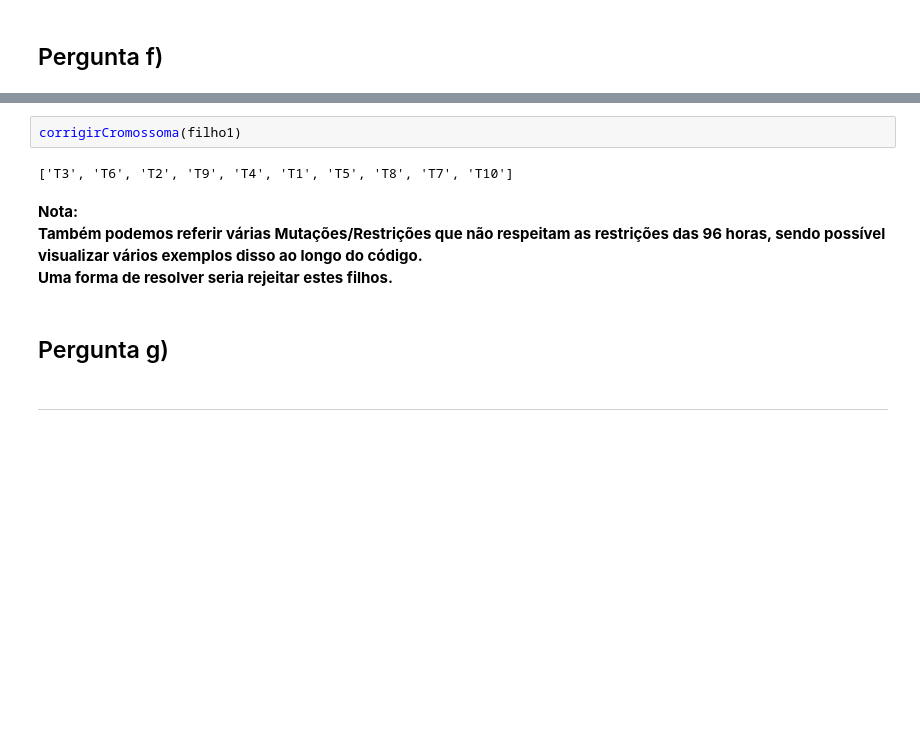
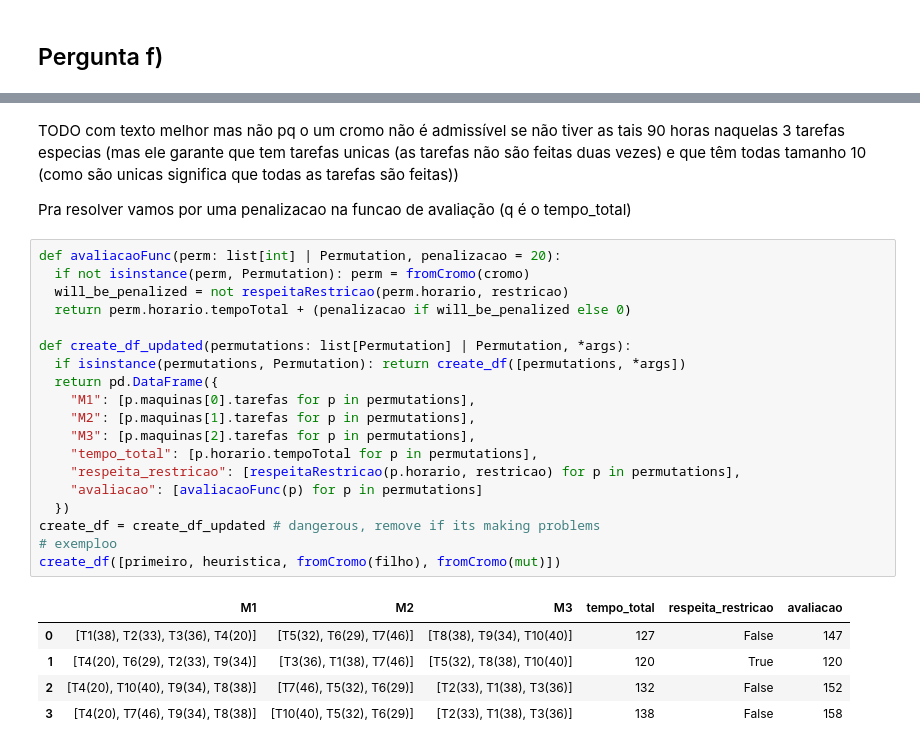
Before and after one commit to kardecallan566/Trab_grup_OH, a Jupyter notebook: notebooks/sugestao.ipynb, the cells around one changed output, grey strips where cells are left out. Saved outputs shown, nothing was run; the diff lists cells and outputs as text; blank space fills up the shorter version.

```diff
--- a/notebooks/sugestao.ipynb
+++ b/notebooks/sugestao.ipynb
@@ -454,12 +427,29 @@ def corrigirCromossoma(lista_tarefas):
-# %%
-corrigirCromossoma(filho1)
-# %% [output]
-['T3', 'T6', 'T2', 'T9', 'T4', 'T1', 'T5', 'T8', 'T7', 'T10']
-# %% [markdown]
-**Nota: \
-Também podemos referir várias Mutações/Restrições que não respeitam as restrições das 96 horas, sendo possível visualizar vários exemplos disso ao longo do código. \
-Uma forma de resolver seria rejeitar estes filhos.**
-# %% [markdown]
-## Pergunta g)
-# %% [markdown]
-- - -
+# %% [markdown]
+TODO com texto melhor mas não pq o um cromo não é admissível se não tiver as tais 90 horas naquelas 3 tarefas especias (mas ele garante que tem tarefas unicas (as tarefas não são feitas duas vezes) e que têm todas tamanho 10 (como são unicas significa que todas as tarefas são feitas))
+
+Pra resolver vamos por uma penalizacao na funcao de avaliação (q é o tempo_total)
+# %%
+def avaliacaoFunc(perm: list[int] | Permutation, penalizacao = 20):
+  if not isinstance(perm, Permutation): perm = fromCromo(cromo)
+  will_be_penalized = not respeitaRestricao(perm.horario, restricao)
+  return perm.horario.tempoTotal + (penalizacao if will_be_penalized else 0)
+
+def create_df_updated(permutations: list[Permutation] | Permutation, *args):
+  if isinstance(permutations, Permutation): return create_df([permutations, *args])
+  return pd.DataFrame({
+    "M1": [p.maquinas[0].tarefas for p in permutations],
+    "M2": [p.maquinas[1].tarefas for p in permutations],
+    "M3": [p.maquinas[2].tarefas for p in permutations],
+    "tempo_total": [p.horario.tempoTotal for p in permutations],
+    "respeita_restricao": [respeitaRestricao(p.horario, restricao) for p in permutations],
+    "avaliacao": [avaliacaoFunc(p) for p in permutations]
+  })
+create_df = create_df_updated # dangerous, remove if its making problems
+# exemploo
+create_df([primeiro, heuristica, fromCromo(filho), fromCromo(mut)])
+# %% [output]
+|  | M1 | M2 | M3 | tempo_total | respeita_restricao | avaliacao |
+| 0 | [T1(38), T2(33), T3(36), T4(20)] | [T5(32), T6(29), T7(46)] | [T8(38), T9(34), T10(40)] | 127 | False | 147 |
+| 1 | [T4(20), T6(29), T2(33), T9(34)] | [T3(36), T1(38), T7(46)] | [T5(32), T8(38), T10(40)] | 120 | True | 120 |
+| 2 | [T4(20), T10(40), T9(34), T8(38)] | [T7(46), T5(32), T6(29)] | [T2(33), T1(38), T3(36)] | 132 | False | 152 |
+| 3 | [T4(20), T7(46), T9(34), T8(38)] | [T10(40), T5(32), T6(29)] | [T2(33), T1(38), T3(36)] | 138 | False | 158 |
```
Also changed, not shown: parts of 24 cells of this notebook.
